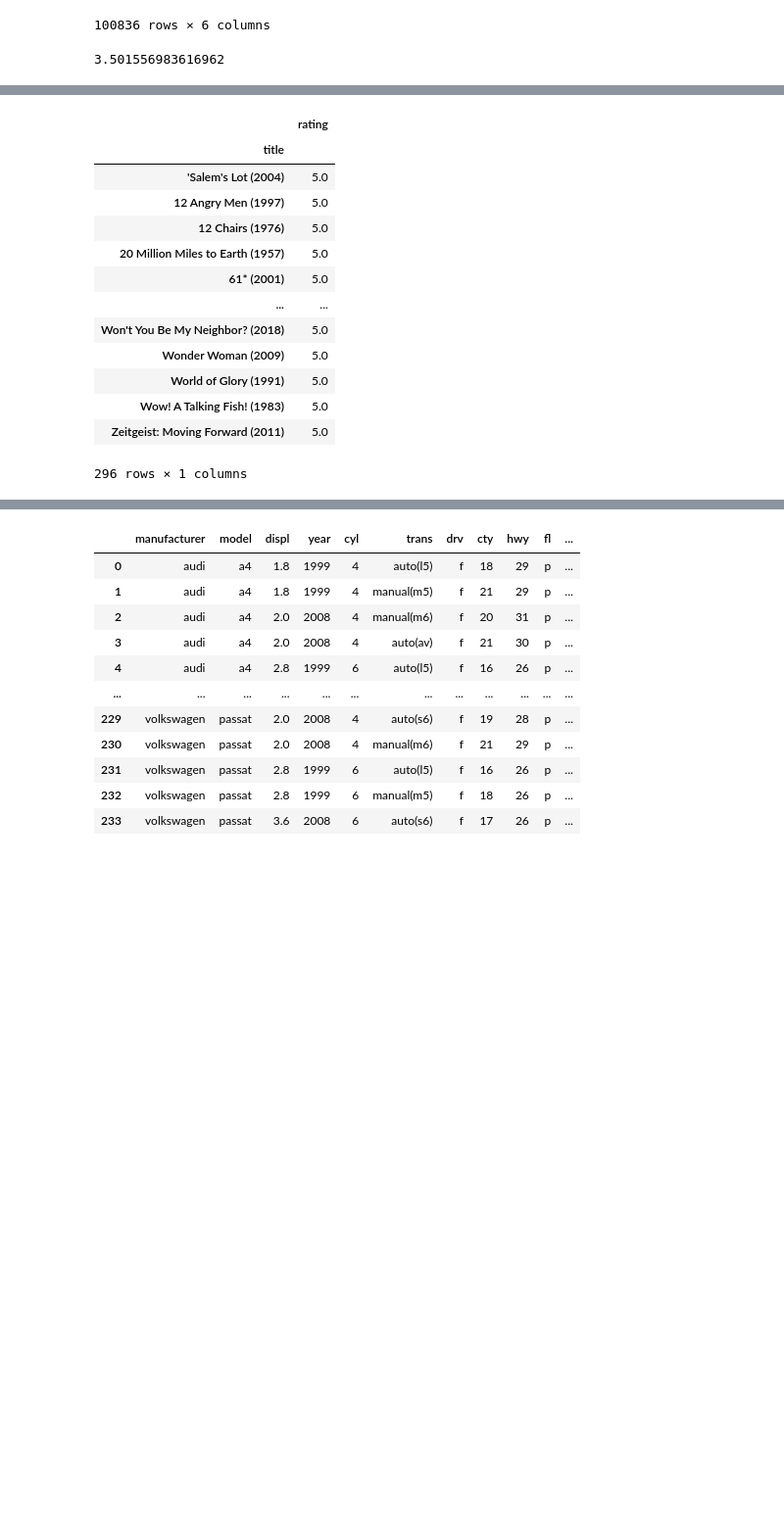
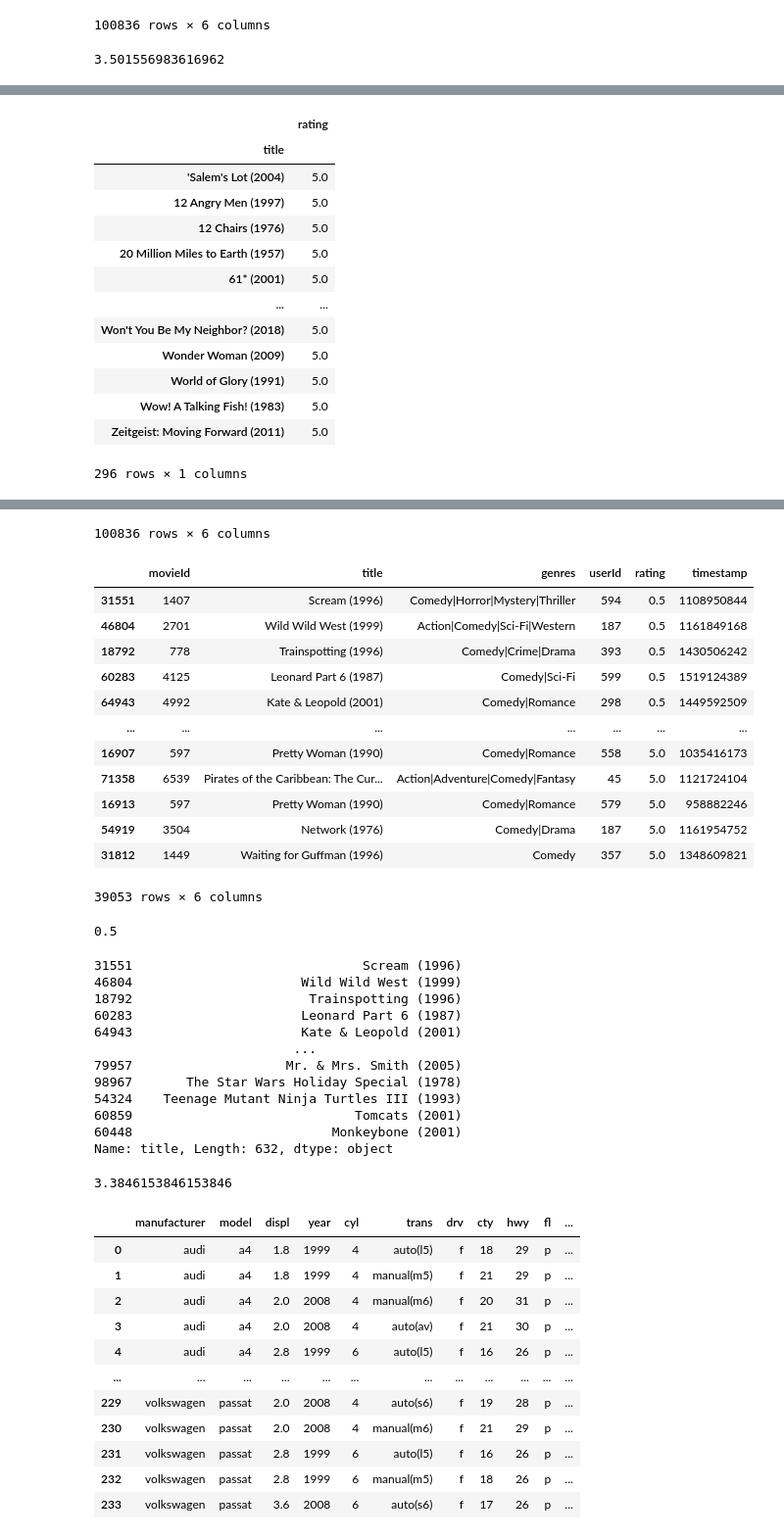
Before and after one commit to Souuul/numpy-pandas, a Jupyter notebook: Pandas movie.ipynb, the cells around one changed output, grey strips where cells are left out. Shown at 98% size. Saved outputs shown, nothing was run; the diff lists cells and outputs as text; code cells hidden in the pictures; blank space fills up the shorter version.

```diff
--- a/Pandas movie.ipynb
+++ b/Pandas movie.ipynb
@@ -8,17 +8,9 @@ df_movies = pd.read_csv('./data/movies.csv')
 
 df_rate = pd.read_csv('./data/ratings.csv')
 
-
-
-
-
-import numpy as np
-import pandas as pd
-
-
 df1 = pd.DataFrame(df_movies)
 df2 = pd.DataFrame(df_rate)
-df3 = pd.merge(df1, df2, on='movieId', how='inner') # 학번을 기준으로 inner join
+df3 = pd.merge(df1, df2, on='movieId', how='inner')
 display(df3)
 
 # 1. 사용자가 평가한 모든 영화의 전체 평균 평점
@@ -46,9 +38,17 @@ display(df_na)
 
 
 # 5. Comedy영화 중 가장 평점이 낮은 영화의 제목
-
+display(df3)
+comedy_df = df3[df3['genres'].str.contains('Comedy')]
+comedy_df_sortby_rate = comedy_df.sort_values(by = 'rating' ,ascending= True)
+display(comedy_df_sortby_rate)
+print(comedy_df_sortby_rate['rating'].min())
+display(comedy_df_sortby_rate['title'][comedy_df_sortby_rate['rating'] == comedy_df_sortby_rate['rating'].min()])
 
 # 6. 2015년도에 평가된 모든 Romance 영화의 평균 평점은?
+df_romance_2015 = df3[df3['title'].str.contains('(1995)') & df3['genres'].str.contains('Romance')]
+# display(df_romance_2015)
+print(df_romance_2015['rating'].mean())
 # %% [output]
 |  | movieId | title | genres | userId | rating | timestamp |
 | 0 | 1 | Toy Story (1995) | Adventure|Animation|Children|Come... | 1 | 4.0 | 964982703 |
@@ -107,3 +119,31 @@ Name: rating, Length: 9719, dtype: float64
+100836 rows × 6 columns
+|  | movieId | title | genres | userId | rating | timestamp |
+| 31551 | 1407 | Scream (1996) | Comedy|Horror|Mystery|Thriller | 594 | 0.5 | 1108950844 |
+| 46804 | 2701 | Wild Wild West (1999) | Action|Comedy|Sci-Fi|Western | 187 | 0.5 | 1161849168 |
+| 18792 | 778 | Trainspotting (1996) | Comedy|Crime|Drama | 393 | 0.5 | 1430506242 |
+| 60283 | 4125 | Leonard Part 6 (1987) | Comedy|Sci-Fi | 599 | 0.5 | 1519124389 |
+| 64943 | 4992 | Kate & Leopold (2001) | Comedy|Romance | 298 | 0.5 | 1449592509 |
+| ... | ... | ... | ... | ... | ... | ... |
+| 16907 | 597 | Pretty Woman (1990) | Comedy|Romance | 558 | 5.0 | 1035416173 |
+| 71358 | 6539 | Pirates of the Caribbean: The Cur... | Action|Adventure|Comedy|Fantasy | 45 | 5.0 | 1121724104 |
+| 16913 | 597 | Pretty Woman (1990) | Comedy|Romance | 579 | 5.0 | 958882246 |
+| 54919 | 3504 | Network (1976) | Comedy|Drama | 187 | 5.0 | 1161954752 |
+| 31812 | 1449 | Waiting for Guffman (1996) | Comedy | 357 | 5.0 | 1348609821 |
+39053 rows × 6 columns
+0.5
+31551                              Scream (1996)
+46804                      Wild Wild West (1999)
+18792                       Trainspotting (1996)
+60283                      Leonard Part 6 (1987)
+64943                      Kate & Leopold (2001)
+                          ...
+79957                    Mr. & Mrs. Smith (2005)
+98967       The Star Wars Holiday Special (1978)
+54324    Teenage Mutant Ninja Turtles III (1993)
+60859                             Tomcats (2001)
+60448                          Monkeybone (2001)
+Name: title, Length: 632, dtype: object
+3.3846153846153846
 # %%
 # Pandas Exercise - 2
 
```
Also changed, not shown: parts of 2 cells of this notebook, 11 other files.
